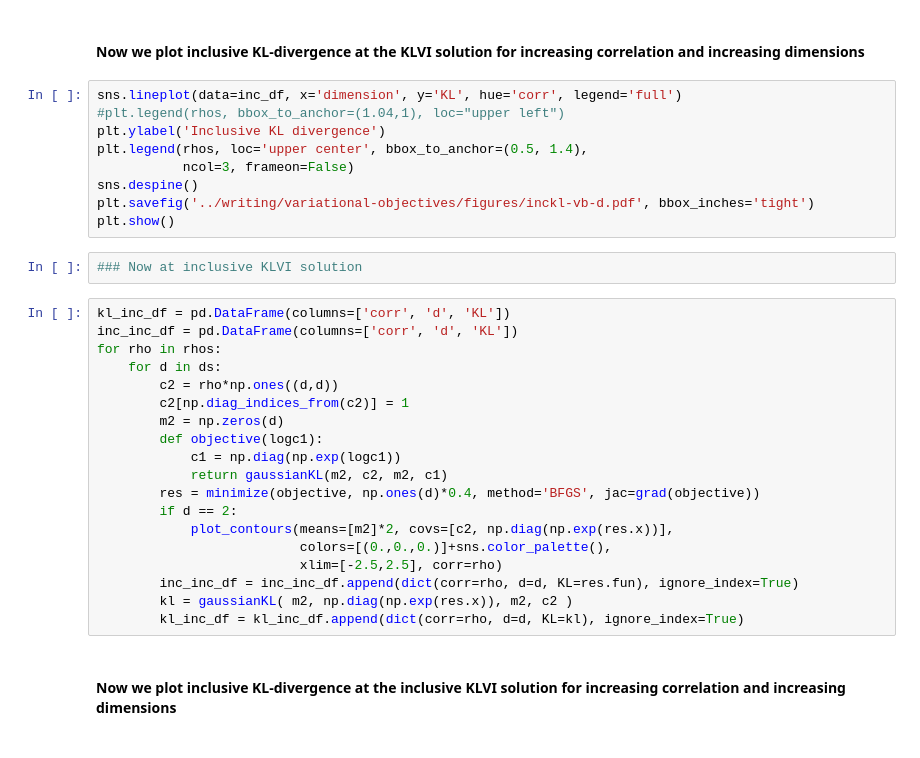
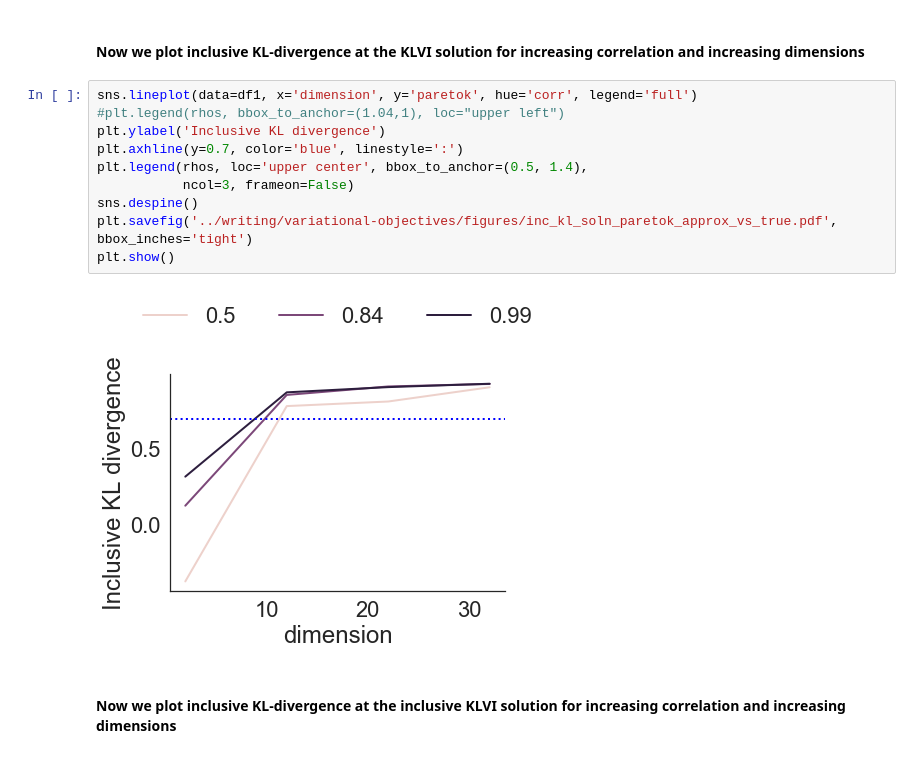
Before and after one commit to kunalghosh/viabel, a Jupyter notebook: notebooks/KL-studentt-minimization.ipynb, the cells around one changed output. Saved outputs shown, nothing was run; the diff lists cells and outputs as text.

```diff
--- a/notebooks/KL-studentt-minimization.ipynb
+++ b/notebooks/KL-studentt-minimization.ipynb
@@ -163,35 +269,17 @@ for rho in rhos:
 # %% [markdown]
 #### Now we plot inclusive KL-divergence at the KLVI solution for increasing correlation and increasing dimensions
 # %%
-sns.lineplot(data=inc_df, x='dimension', y='KL', hue='corr', legend='full')
+sns.lineplot(data=df1, x='dimension', y='paretok', hue='corr', legend='full')
 #plt.legend(rhos, bbox_to_anchor=(1.04,1), loc="upper left")
 plt.ylabel('Inclusive KL divergence')
+plt.axhline(y=0.7, color='blue', linestyle=':')
 plt.legend(rhos, loc='upper center', bbox_to_anchor=(0.5, 1.4),
            ncol=3, frameon=False)
 sns.despine()
-plt.savefig('../writing/variational-objectives/figures/inckl-vb-d.pdf', bbox_inches='tight')
+plt.savefig('../writing/variational-objectives/figures/inc_kl_soln_paretok_approx_vs_true.pdf', bbox_inches='tight')
 plt.show()
+# %% [output]
+[figure, added]
-# %%
-### Now at inclusive KLVI solution
-# %%
-kl_inc_df = pd.DataFrame(columns=['corr', 'd', 'KL'])
-inc_inc_df = pd.DataFrame(columns=['corr', 'd', 'KL'])
-for rho in rhos:
-    for d in ds:
-        c2 = rho*np.ones((d,d))
-        c2[np.diag_indices_from(c2)] = 1
-        m2 = np.zeros(d)
-        def objective(logc1):
-            c1 = np.diag(np.exp(logc1))
-            return gaussianKL(m2, c2, m2, c1)
-        res = minimize(objective, np.ones(d)*0.4, method='BFGS', jac=grad(objective))
-        if d == 2:
-            plot_contours(means=[m2]*2, covs=[c2, np.diag(np.exp(res.x))],
-                          colors=[(0.,0.,0.)]+sns.color_palette(),
-                          xlim=[-2.5,2.5], corr=rho)
-        inc_inc_df = inc_inc_df.append(dict(corr=rho, d=d, KL=res.fun), ignore_index=True)
-        kl = gaussianKL( m2, np.diag(np.exp(res.x)), m2, c2 )
-        kl_inc_df = kl_inc_df.append(dict(corr=rho, d=d, KL=kl), ignore_index=True)
 # %% [markdown]
 #### Now we plot inclusive KL-divergence at the inclusive KLVI solution for increasing correlation and increasing dimensions
 # %%
```
Also changed, not shown: parts of 17 cells of this notebook.
